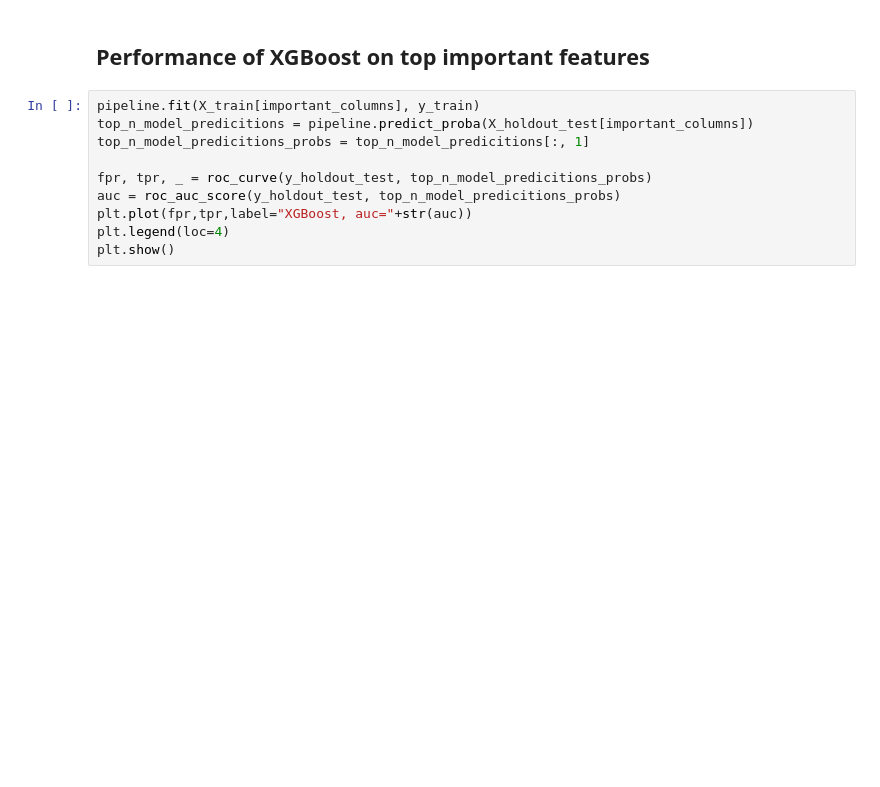
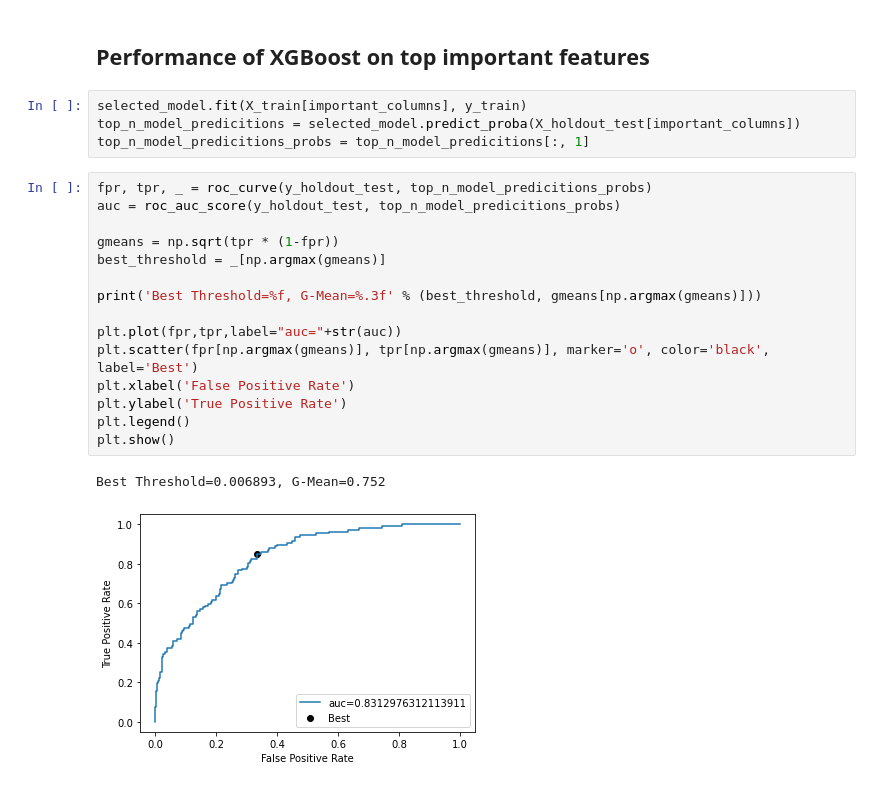
Before and after one commit to devarajphukan/bankruptcy_classification, a Jupyter notebook: bankruptcy_classification.ipynb, the cells around one changed output. Saved outputs shown, nothing was run; the diff lists cells and outputs as text; blank space fills up the shorter version.

```diff
--- a/bankruptcy_classification.ipynb
+++ b/bankruptcy_classification.ipynb
@@ -333,12 +354,24 @@ plt.show()
 # %% [markdown]
 ## Performance of XGBoost on top important features
-# %%
-pipeline.fit(X_train[important_columns], y_train)
-top_n_model_predicitions = pipeline.predict_proba(X_holdout_test[important_columns])
-top_n_model_predicitions_probs = top_n_model_predicitions[:, 1]
-
-fpr, tpr, _ = roc_curve(y_holdout_test, top_n_model_predicitions_probs)
-auc = roc_auc_score(y_holdout_test, top_n_model_predicitions_probs)
-plt.plot(fpr,tpr,label="XGBoost, auc="+str(auc))
-plt.legend(loc=4)
-plt.show()
+# %%
+selected_model.fit(X_train[important_columns], y_train)
+top_n_model_predicitions = selected_model.predict_proba(X_holdout_test[important_columns])
+top_n_model_predicitions_probs = top_n_model_predicitions[:, 1]
+# %%
+fpr, tpr, _ = roc_curve(y_holdout_test, top_n_model_predicitions_probs)
+auc = roc_auc_score(y_holdout_test, top_n_model_predicitions_probs)
+
+gmeans = np.sqrt(tpr * (1-fpr))
+best_threshold = _[np.argmax(gmeans)]
+
+print('Best Threshold=%f, G-Mean=%.3f' % (best_threshold, gmeans[np.argmax(gmeans)]))
+
+plt.plot(fpr,tpr,label="auc="+str(auc))
+plt.scatter(fpr[np.argmax(gmeans)], tpr[np.argmax(gmeans)], marker='o', color='black', label='Best')
+plt.xlabel('False Positive Rate')
+plt.ylabel('True Positive Rate')
+plt.legend()
+plt.show()
+# %% [output]
+Best Threshold=0.006893, G-Mean=0.752
+[figure, added]
```
Also changed, not shown: parts of 15 cells of this notebook.
